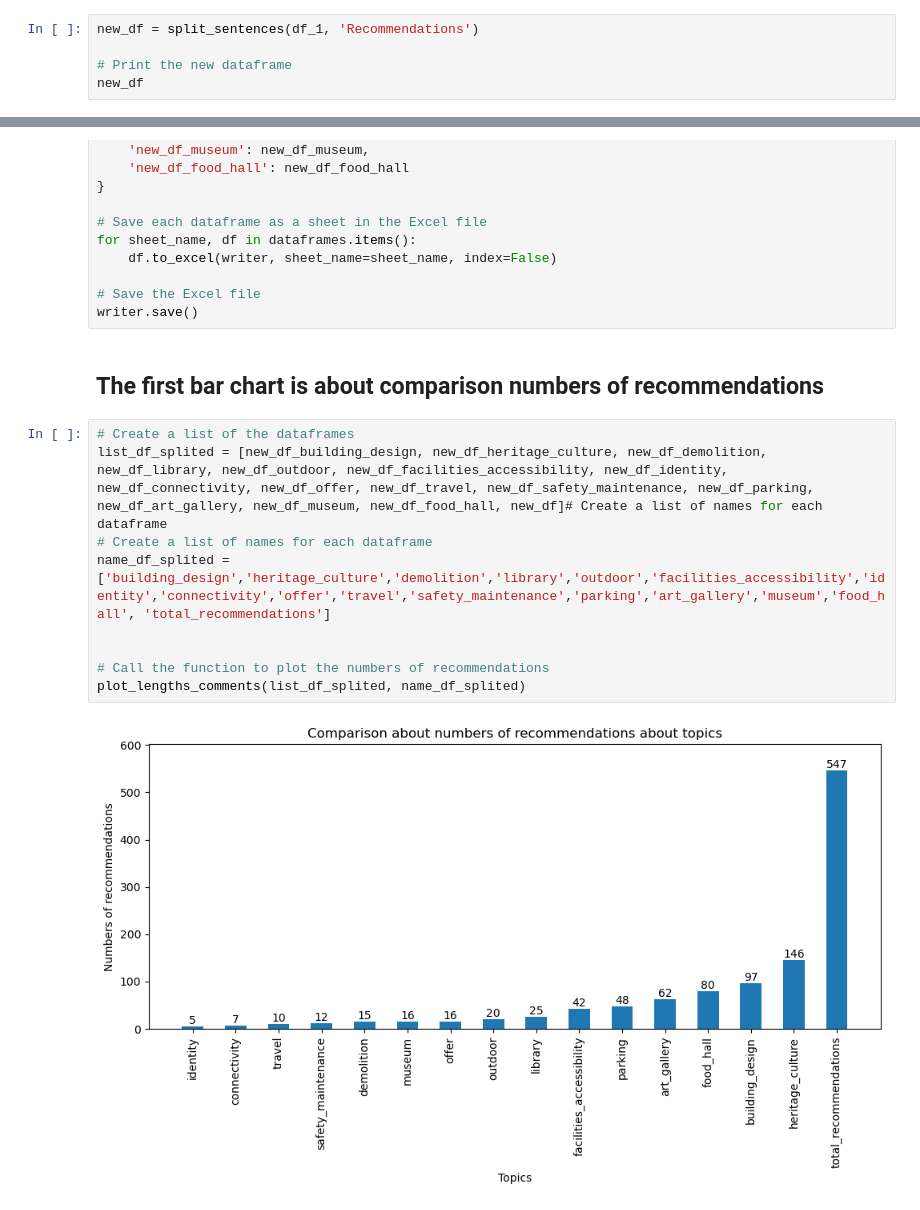
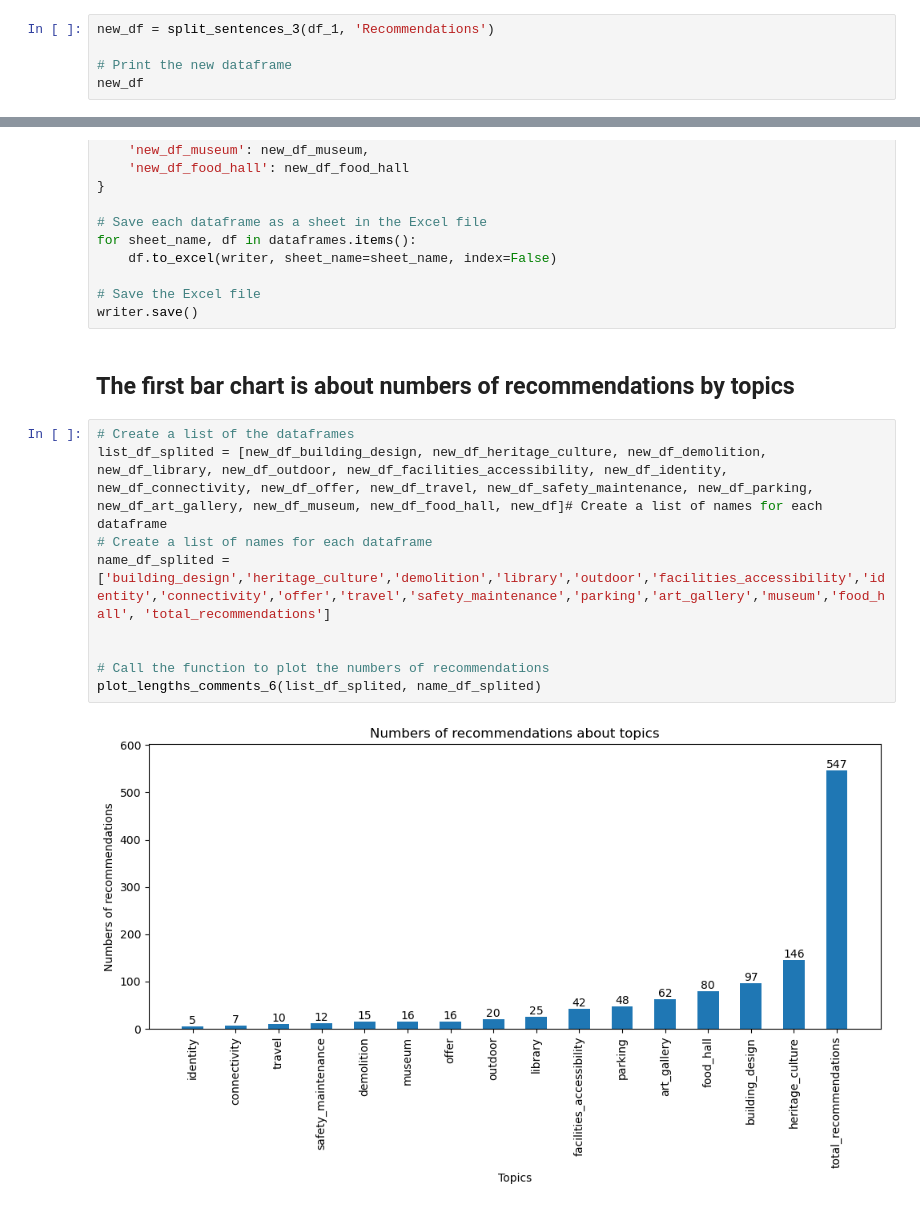
Before and after one commit to judytruchuynh/ConterContext, a Jupyter notebook: text_analysis.ipynb, the cells around one changed output, grey strips where cells are left out. Saved outputs shown, nothing was run; the diff lists cells and outputs as text.

```diff
--- a/text_analysis.ipynb
+++ b/text_analysis.ipynb
@@ -149,5 +159,5 @@ def create_word_frequency_table(recommendations_list):
 # %%
-new_df = split_sentences(df_1, 'Recommendations')
+new_df = split_sentences_3(df_1, 'Recommendations')
 
 # Print the new dataframe
 new_df
@@ -344,16 +372,16 @@ for sheet_name, df in dataframes.items():
 # Save the Excel file
 writer.save()
 # %% [markdown]
-## The first bar chart is about comparison numbers of recommendations
+## The first bar chart is about numbers of recommendations by topics
 # %%
 # Create a list of the dataframes
 list_df_splited = [new_df_building_design, new_df_heritage_culture, new_df_demolition, new_df_library, new_df_outdoor, new_df_facilities_accessibility, new_df_identity, new_df_connectivity, new_df_offer, new_df_travel, new_df_safety_maintenance, new_df_parking, new_df_art_gallery, new_df_museum, new_df_food_hall, new_df]# Create a list of names for each dataframe
 # Create a list of names for each dataframe
 name_df_splited = ['building_design','heritage_culture','demolition','library','outdoor','facilities_accessibility','identity','connectivity','offer','travel','safety_maintenance','parking','art_gallery','museum','food_hall', 'total_recommendations']
 
 
 # Call the function to plot the numbers of recommendations
-plot_lengths_comments(list_df_splited, name_df_splited)
+plot_lengths_comments_6(list_df_splited, name_df_splited)
 # %% [output]
-[figure, old version]
+[figure, new version]
 # %% [markdown]
```
Also changed, not shown: parts of 45 cells of this notebook, 2 other files.
